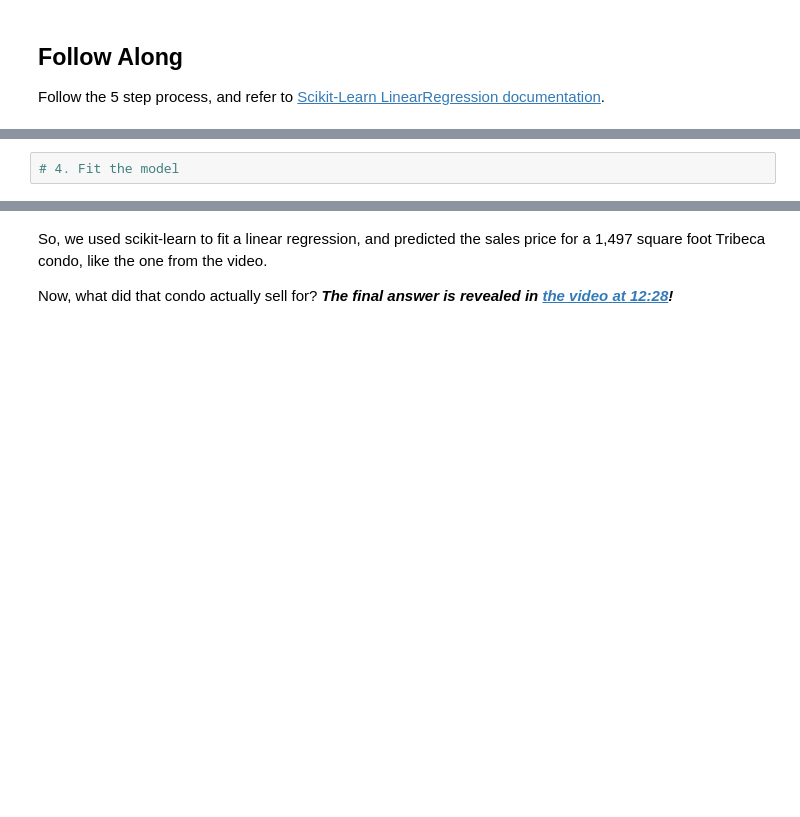
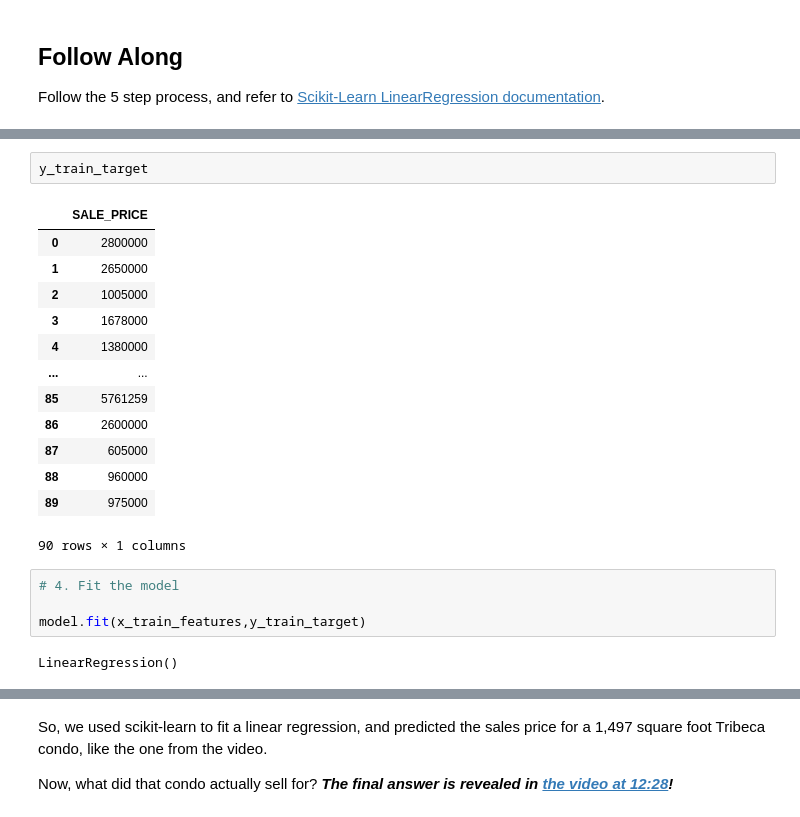
Before and after one commit to sikoh/DS-Linear-Models, a Jupyter notebook: Linear-Regression-1/DS_LinearRegression1_Lecture_Notes_2.ipynb, the cells around one changed output, grey strips where cells are left out. Drawn from its saved outputs; the diff is of its cells as text; blank space fills up the shorter version.

```diff
--- a/Linear-Regression-1/DS_LinearRegression1_Lecture_Notes_2.ipynb
+++ b/Linear-Regression-1/DS_LinearRegression1_Lecture_Notes_2.ipynb
@@ -238,4 +333,24 @@ Follow the 5 step process, and refer to [Scikit-Learn LinearRegression documenta
+# %%
+y_train_target
+# %% [output]
+|  | SALE_PRICE |
+| 0 | 2800000 |
+| 1 | 2650000 |
+| 2 | 1005000 |
+| 3 | 1678000 |
+| 4 | 1380000 |
+| ... | ... |
+| 85 | 5761259 |
+| 86 | 2600000 |
+| 87 | 605000 |
+| 88 | 960000 |
+| 89 | 975000 |
+90 rows × 1 columns
 # %%
 # 4. Fit the model
+
+model.fit(x_train_features,y_train_target)
+# %% [output]
+LinearRegression()
 # %%
 # 5. Apply the model to new data
```
Also changed, not shown: parts of 24 cells of this notebook.
